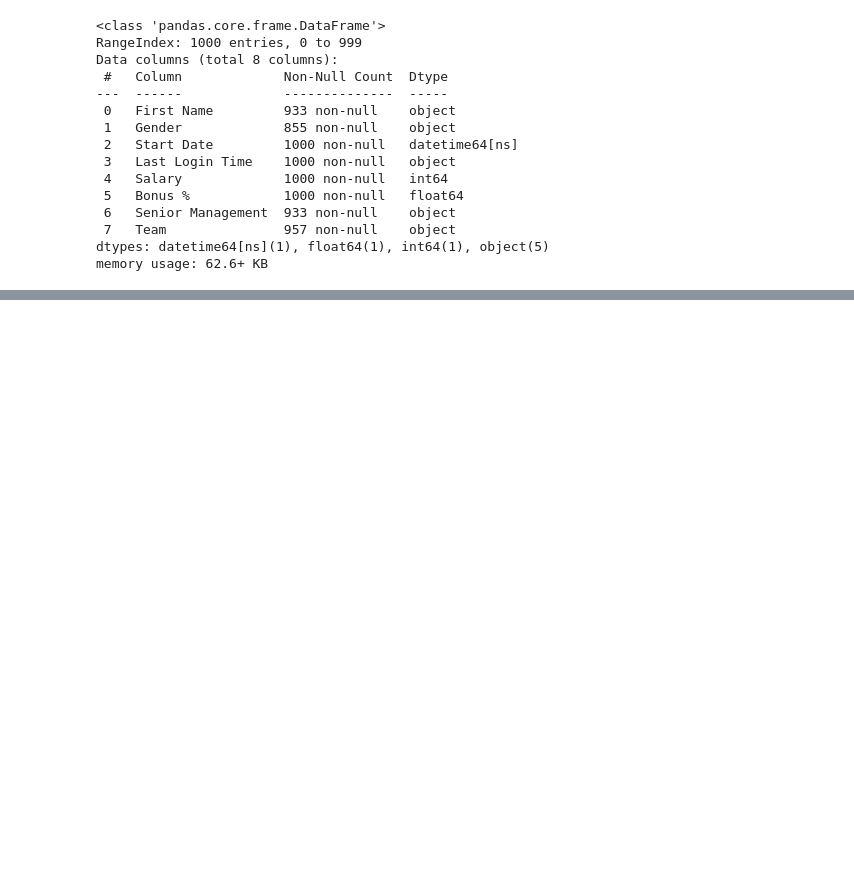
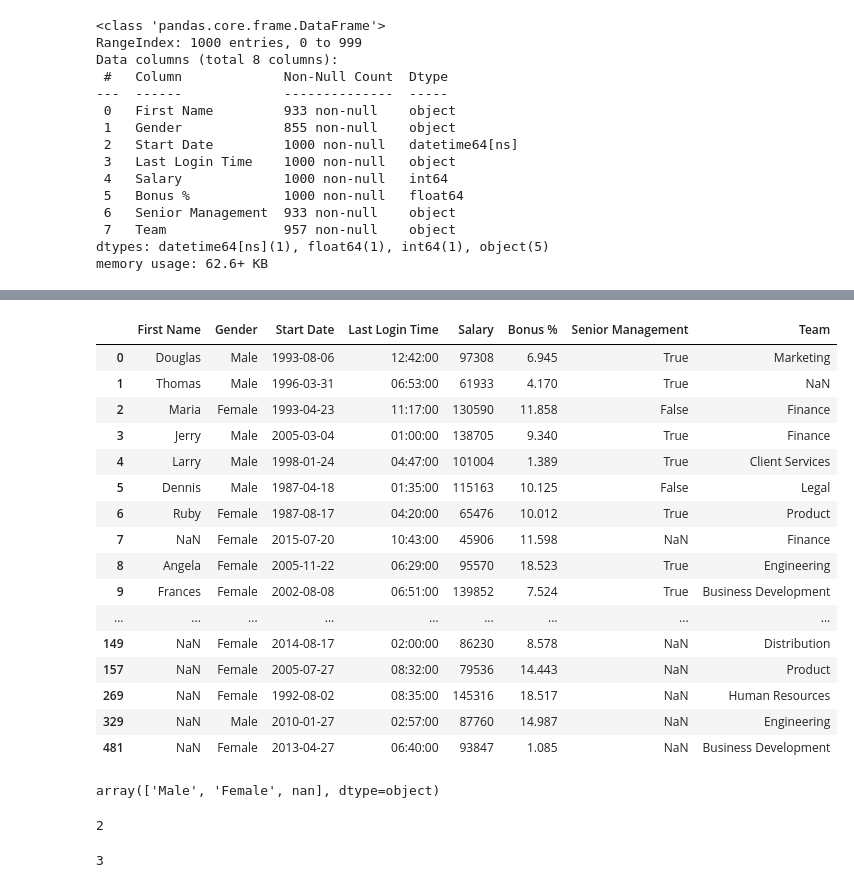
Before and after one commit to bcarmoai/Colab, a Jupyter notebook: Boris_course_code_Chapter_5_(BC).ipynb, the cells around one changed output, grey strips where cells are left out. Saved outputs shown, nothing was run; the diff lists cells and outputs as text; code cells hidden in the pictures; blank space fills up the shorter version.

```diff
--- a/Boris_course_code_Chapter_5_(BC).ipynb
+++ b/Boris_course_code_Chapter_5_(BC).ipynb
@@ -131,0 +259,13 @@ memory usage: 62.6+ KB
+# %%
+# prompt: select rows from employees where the employee is female and works in marketing
+
+import pandas as pd
+import datetime as dt
+
+employees = pd.read_csv('https://raw.githubusercontent.com/sivabalanb/Data-Analysis-with-Pandas-and-Python/refs/heads/master/employees.csv')
+employees['Start Date'] = pd.to_datetime(employees['Start Date'],format="%m/%d/%Y")
+employees['Last Login Time'] = pd.to_datetime(employees['Last Login Time'], format="%H:%M %p").dt.time
+
+# Select rows where "Gender" is "Female" and "Team" is "Marketing"
+female_marketing = employees[(employees["Gender"] == "Female") & (employees["Team"] == "Marketing")]
+print(female_marketing)
@@ -131,0 +503,32 @@ memory usage: 62.6+ KB
+# %%
+employees.drop_duplicates(subset=["Senior Management", "Team"])
+# %% [output]
+|  | First Name | Gender | Start Date | Last Login Time | Salary | Bonus % | Senior Management | Team |
+| 0 | Douglas | Male | 1993-08-06 | 12:42:00 | 97308 | 6.945 | True | Marketing |
+| 1 | Thomas | Male | 1996-03-31 | 06:53:00 | 61933 | 4.170 | True | NaN |
+| 2 | Maria | Female | 1993-04-23 | 11:17:00 | 130590 | 11.858 | False | Finance |
+| 3 | Jerry | Male | 2005-03-04 | 01:00:00 | 138705 | 9.340 | True | Finance |
+| 4 | Larry | Male | 1998-01-24 | 04:47:00 | 101004 | 1.389 | True | Client Services |
+| 5 | Dennis | Male | 1987-04-18 | 01:35:00 | 115163 | 10.125 | False | Legal |
+| 6 | Ruby | Female | 1987-08-17 | 04:20:00 | 65476 | 10.012 | True | Product |
+| 7 | NaN | Female | 2015-07-20 | 10:43:00 | 45906 | 11.598 | NaN | Finance |
+| 8 | Angela | Female | 2005-11-22 | 06:29:00 | 95570 | 18.523 | True | Engineering |
+| 9 | Frances | Female | 2002-08-08 | 06:51:00 | 139852 | 7.524 | True | Business Development |
+| ... | ... | ... | ... | ... | ... | ... | ... | ... |
+| 149 | NaN | Female | 2014-08-17 | 02:00:00 | 86230 | 8.578 | NaN | Distribution |
+| 157 | NaN | Female | 2005-07-27 | 08:32:00 | 79536 | 14.443 | NaN | Product |
+| 269 | NaN | Female | 1992-08-02 | 08:35:00 | 145316 | 18.517 | NaN | Human Resources |
+| 329 | NaN | Male | 2010-01-27 | 02:57:00 | 87760 | 14.987 | NaN | Engineering |
+| 481 | NaN | Female | 2013-04-27 | 06:40:00 | 93847 | 1.085 | NaN | Business Development |
+# %%
+employees["Gender"].unique()
+# %% [output]
+array(['Male', 'Female', nan], dtype=object)
+# %%
+employees["Gender"].nunique()
+# %% [output]
+2
+# %%
+employees["Gender"].nunique(dropna=False)
+# %% [output]
+3
```
Also changed, not shown: parts of 23 cells of this notebook.
